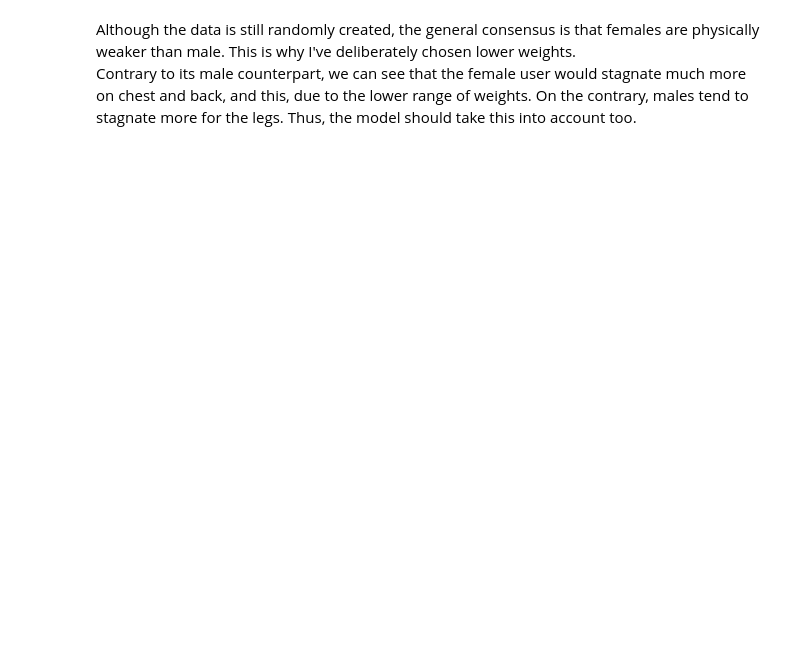
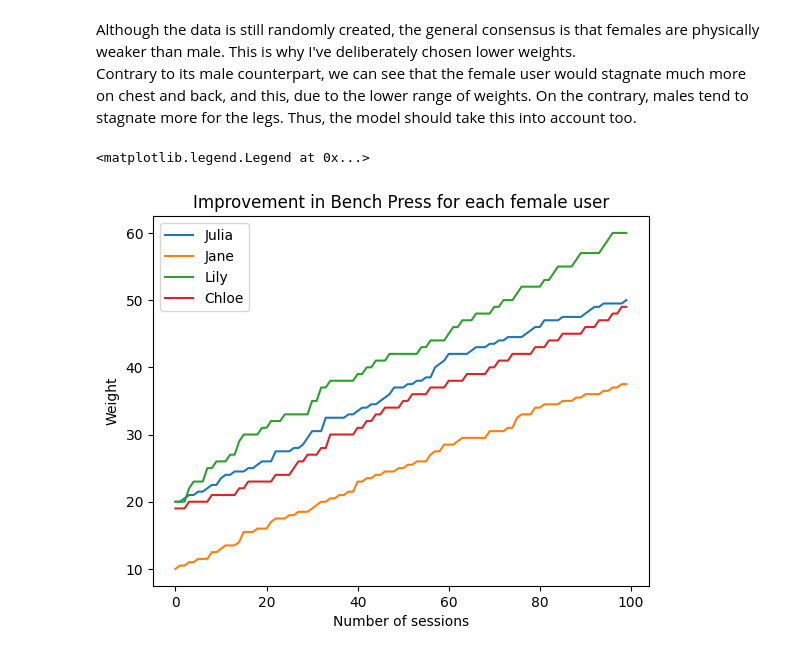
Before and after one commit to Clement733/workout_planner, a Jupyter notebook: data_improvement.ipynb, the cells around one changed output. Cells and saved outputs as stored; diff of their text form; code cells hidden in the pictures; blank space fills up the shorter version.

```diff
--- a/data_improvement.ipynb
+++ b/data_improvement.ipynb
@@ -594,3 +596,6 @@ df_back_tf = pd.DataFrame({'Back_Weight': back_tf, 'Back_Repetitions': back_tf_r
 ### Creation of full body data
 # %%
 list_lily = [chest_tf, chest_tf_r, shoulders_tf, shoulders_tf_r, legs_tf, legs_tf_r, back_tf, back_tf_r]
+# %%
+df_third_female = pd.concat([df_chest_tf, df_shoulders_tf, df_legs_tf, df_back_tf], axis = 1)
+df_third_female
@@ -617,6 +710,18 @@ plt.tight_layout()
 # %% [markdown]
 Although the data is still randomly created, the general consensus is that females are physically weaker than male. This is why I've deliberately chosen lower weights.\
 Contrary to its male counterpart, we can see that the female user would stagnate much more on chest and back, and this, due to the lower range of weights. On the contrary, males tend to stagnate more for the legs. Thus, the model should take this into account too.
+# %%
+plt.plot(df_first_female['Chest_Weight'])
+plt.plot(df_second_female['Chest_Weight'])
+plt.plot(df_third_female['Chest_Weight'])
+plt.plot(df_fourth_female['Chest_Weight'])
+plt.title('Improvement in Bench Press for each female user')
+plt.xlabel('Number of sessions')
+plt.ylabel('Weight')
+plt.legend(['Julia', 'Jane', 'Lily', 'Chloe'])
+# %% [output]
+<matplotlib.legend.Legend at 0x...>
+[figure, added]
 # %%
 arrays = [
     np.array(['Robert', 'Robert', 'Robert', 'Robert', 'Robert', 'Robert', 'Robert', 'Robert']),
```
Also changed, not shown: parts of 27 cells of this notebook.
